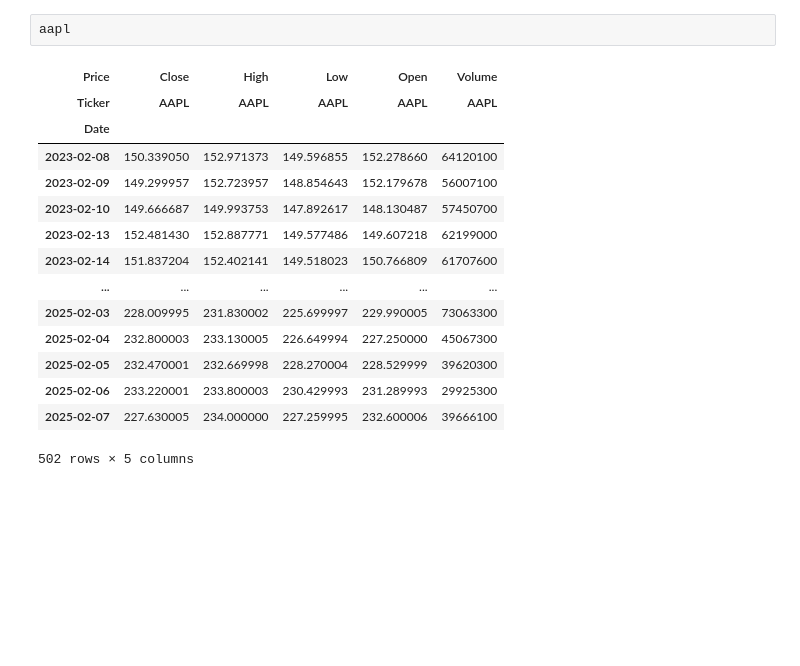
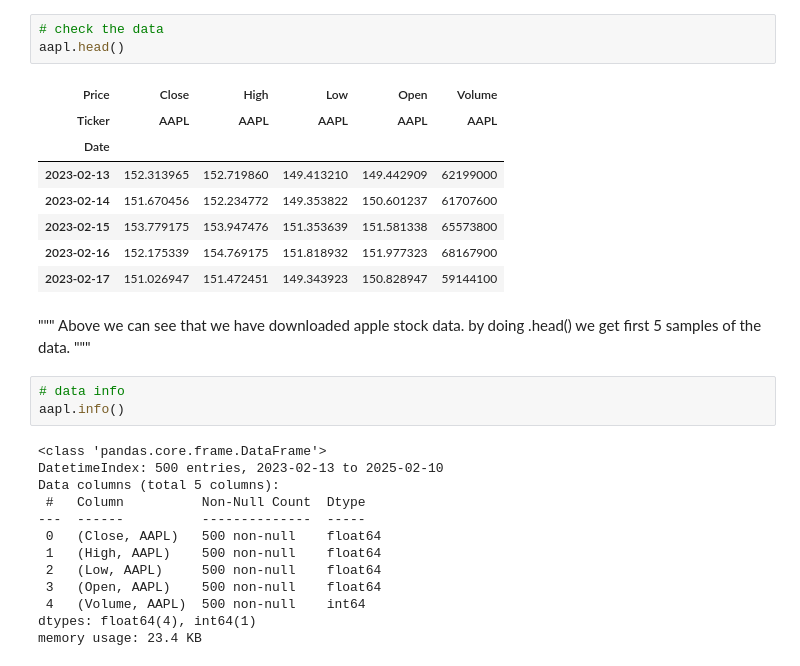
Before and after one commit to YVD7/Trading-bot, a Jupyter notebook: Notebook/test.ipynb, the cells around one changed output. Drawn from its saved outputs; the diff is of its cells as text; blank space fills up the shorter version.

```diff
--- a/Notebook/test.ipynb
+++ b/Notebook/test.ipynb
@@ -7,20 +11,35 @@ aapl = yf.download("aapl", interval="1d", period="2y",auto_adjust=True)
 # %% [output]
 [*********************100%***********************]  1 of 1 completed
-# %%
-aapl
-# %% [output]
-| Price | Close | High | Low | Open | Volume |
-| Ticker | AAPL | AAPL | AAPL | AAPL | AAPL |
-| Date |  |  |  |  |  |
-| 2023-02-08 | 150.339050 | 152.971373 | 149.596855 | 152.278660 | 64120100 |
-| 2023-02-09 | 149.299957 | 152.723957 | 148.854643 | 152.179678 | 56007100 |
-| 2023-02-10 | 149.666687 | 149.993753 | 147.892617 | 148.130487 | 57450700 |
-| 2023-02-13 | 152.481430 | 152.887771 | 149.577486 | 149.607218 | 62199000 |
-| 2023-02-14 | 151.837204 | 152.402141 | 149.518023 | 150.766809 | 61707600 |
-| ... | ... | ... | ... | ... | ... |
-| 2025-02-03 | 228.009995 | 231.830002 | 225.699997 | 229.990005 | 73063300 |
-| 2025-02-04 | 232.800003 | 233.130005 | 226.649994 | 227.250000 | 45067300 |
-| 2025-02-05 | 232.470001 | 232.669998 | 228.270004 | 228.529999 | 39620300 |
-| 2025-02-06 | 233.220001 | 233.800003 | 230.429993 | 231.289993 | 29925300 |
-| 2025-02-07 | 227.630005 | 234.000000 | 227.259995 | 232.600006 | 39666100 |
-502 rows × 5 columns
+# %%
+# check the data
+aapl.head()
+# %% [output]
+| Price | Close | High | Low | Open | Volume |
+| Ticker | AAPL | AAPL | AAPL | AAPL | AAPL |
+| Date |  |  |  |  |  |
+| 2023-02-13 | 152.313965 | 152.719860 | 149.413210 | 149.442909 | 62199000 |
+| 2023-02-14 | 151.670456 | 152.234772 | 149.353822 | 150.601237 | 61707600 |
+| 2023-02-15 | 153.779175 | 153.947476 | 151.353639 | 151.581338 | 65573800 |
+| 2023-02-16 | 152.175339 | 154.769175 | 151.818932 | 151.977323 | 68167900 |
+| 2023-02-17 | 151.026947 | 151.472451 | 149.343923 | 150.828947 | 59144100 |
+# %% [markdown]
+"""
+Above we can see that we have downloaded apple stock data.
+by doing .head() we get first 5 samples of the data.
+"""
+# %%
+# data info
+aapl.info()
+# %% [output]
+<class 'pandas.core.frame.DataFrame'>
+DatetimeIndex: 500 entries, 2023-02-13 to 2025-02-10
+Data columns (total 5 columns):
+ #   Column          Non-Null Count  Dtype
+---  ------          --------------  -----
+ 0   (Close, AAPL)   500 non-null    float64
+ 1   (High, AAPL)    500 non-null    float64
+ 2   (Low, AAPL)     500 non-null    float64
+ 3   (Open, AAPL)    500 non-null    float64
+ 4   (Volume, AAPL)  500 non-null    int64
+dtypes: float64(4), int64(1)
+memory usage: 23.4 KB
```
Also changed, not shown: parts of 15 cells of this notebook, 3 other files.
